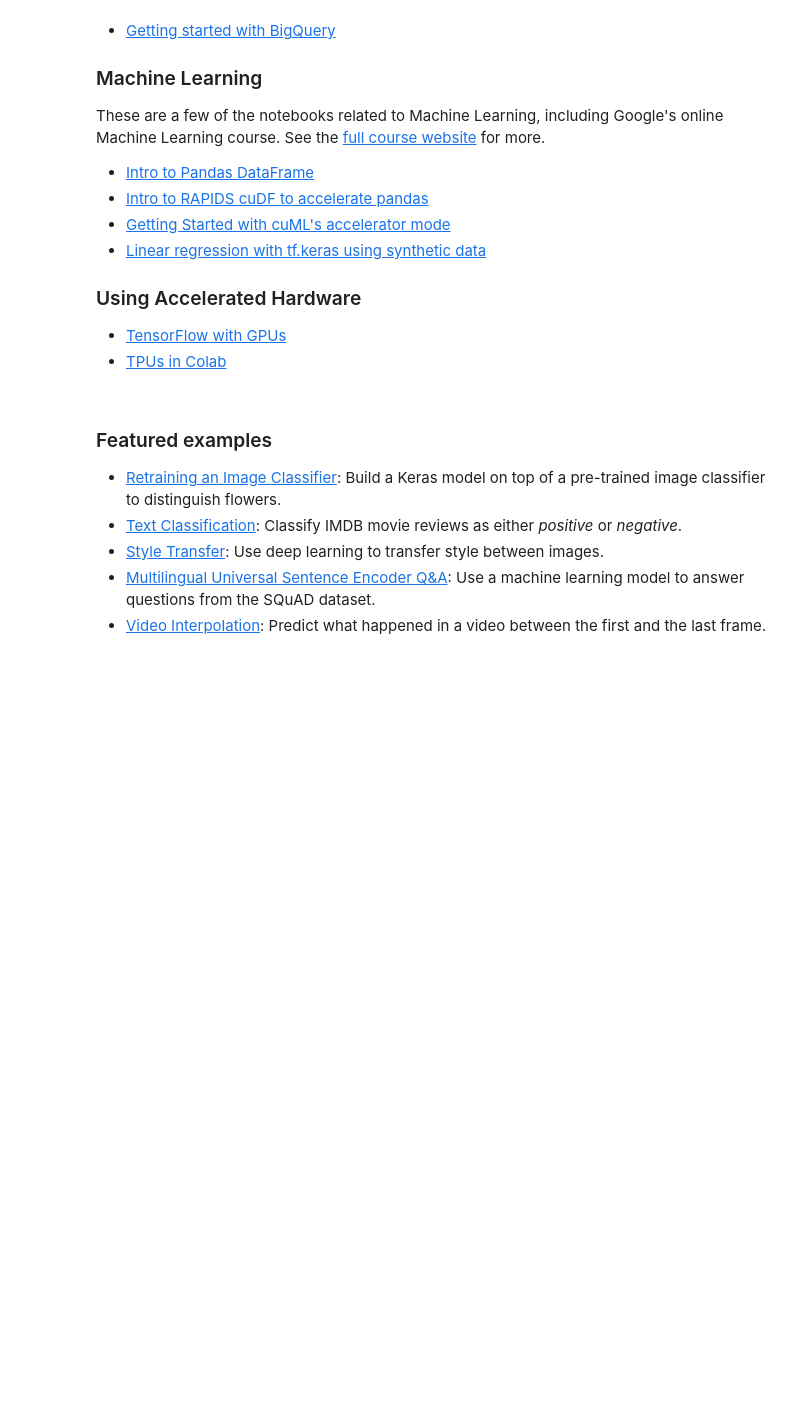
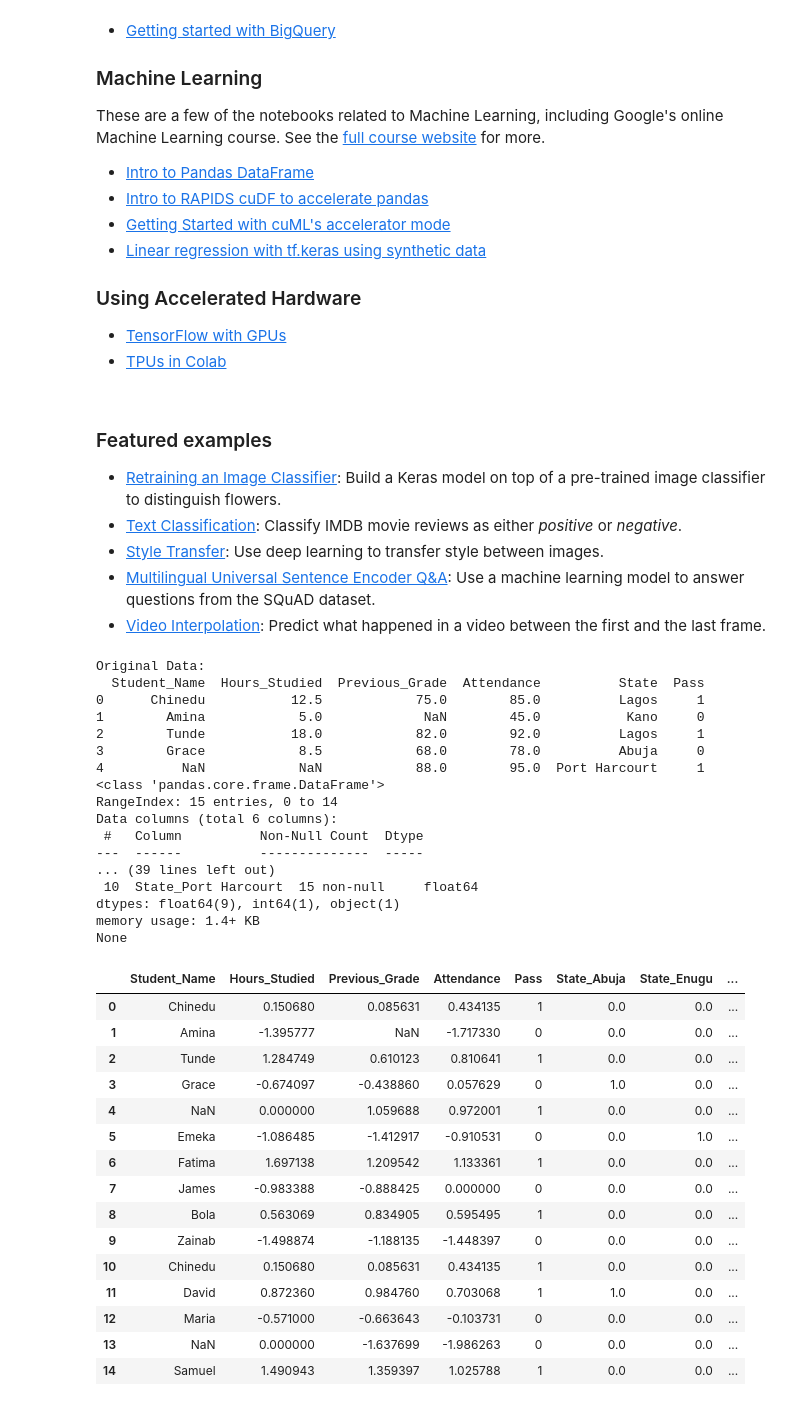
Before and after one commit to steveola/niya_ml_data, a Jupyter notebook: Module 3.ipynb, the cells around one changed output. Saved outputs shown, nothing was run; the diff lists cells and outputs as text; code cells hidden in the pictures; blank space fills up the shorter version.

```diff
--- a/Module 3.ipynb
+++ b/Module 3.ipynb
@@ -210,3 +212,83 @@ These are a few of the notebooks related to Machine Learning, including Google's
 - [Style Transfer](https://tensorflow.org/hub/tutorials/tf2_arbitrary_image_stylization): Use deep learning to transfer style between images.
 - [Multilingual Universal Sentence Encoder Q&A](https://tensorflow.org/hub/tutorials/retrieval_with_tf_hub_universal_encoder_qa): Use a machine learning model to answer questions from the SQuAD dataset.
 - [Video Interpolation](https://tensorflow.org/hub/tutorials/tweening_conv3d): Predict what happened in a video between the first and the last frame.
+# %%
+import pandas as pd
+from sklearn.model_selection import train_test_split
+from sklearn.preprocessing import StandardScaler, OneHotEncoder
+from sklearn.impute import SimpleImputer
+
+# Load data
+df = pd.read_csv('messy_student_data.csv');
+print("Original Data:")
+print(df.head())
+print(df.info()) # Reveals missing values!
+
+# Impute numerical missing values with the mean
+num_imputer = SimpleImputer(strategy='mean')
+df[['Hours_Studied', 'Attendance']] = num_imputer.fit_transform(df[['Hours_Studied',
+'Attendance']])
+
+# Impute categorical missing values with the most frequent value
+cat_imputer = SimpleImputer(strategy='most_frequent')
+df[['State']] = cat_imputer.fit_transform(df[['State']])
+
+# Direct Print
+df
+
+# Use OneHotEncoder for the 'State' column
+encoder = OneHotEncoder(sparse_output=False)
+encoded_states = encoder.fit_transform(df[['State']])
+encoded_df = pd.DataFrame(encoded_states,
+columns=encoder.get_feature_names_out(['State']))
+
+# Combine the encoded data with the original dataframe
+df = pd.concat([df, encoded_df], axis=1)
+df = df.drop(['State'], axis=1) # Drop the original text column
+
+# Initialize the Scaler
+scaler = StandardScaler()
+
+# Select numerical columns to scale
+numerical_cols = ['Hours_Studied', 'Attendance', 'Previous_Grade']
+df[numerical_cols] = scaler.fit_transform(df[numerical_cols])
+
+print("\nCleaned and Scaled Data:")
+print(df.head())
+print(df.info())
+
+df
+# %% [output]
+Original Data:
+  Student_Name  Hours_Studied  Previous_Grade  Attendance          State  Pass
+0      Chinedu           12.5            75.0        85.0          Lagos     1
+1        Amina            5.0             NaN        45.0           Kano     0
+2        Tunde           18.0            82.0        92.0          Lagos     1
+3        Grace            8.5            68.0        78.0          Abuja     0
+4          NaN            NaN            88.0        95.0  Port Harcourt     1
+<class 'pandas.core.frame.DataFrame'>
+RangeIndex: 15 entries, 0 to 14
+Data columns (total 6 columns):
+ #   Column          Non-Null Count  Dtype
+---  ------          --------------  -----
+... (39 lines left out)
+ 10  State_Port Harcourt  15 non-null     float64
+dtypes: float64(9), int64(1), object(1)
+memory usage: 1.4+ KB
+None
+|  | Student_Name | Hours_Studied | Previous_Grade | Attendance | Pass | State_Abuja | State_Enugu | ... |
+| 0 | Chinedu | 0.150680 | 0.085631 | 0.434135 | 1 | 0.0 | 0.0 | ... |
+| 1 | Amina | -1.395777 | NaN | -1.717330 | 0 | 0.0 | 0.0 | ... |
+| 2 | Tunde | 1.284749 | 0.610123 | 0.810641 | 1 | 0.0 | 0.0 | ... |
+| 3 | Grace | -0.674097 | -0.438860 | 0.057629 | 0 | 1.0 | 0.0 | ... |
+| 4 | NaN | 0.000000 | 1.059688 | 0.972001 | 1 | 0.0 | 0.0 | ... |
+| 5 | Emeka | -1.086485 | -1.412917 | -0.910531 | 0 | 0.0 | 1.0 | ... |
+| 6 | Fatima | 1.697138 | 1.209542 | 1.133361 | 1 | 0.0 | 0.0 | ... |
+| 7 | James | -0.983388 | -0.888425 | 0.000000 | 0 | 0.0 | 0.0 | ... |
+| 8 | Bola | 0.563069 | 0.834905 | 0.595495 | 1 | 0.0 | 0.0 | ... |
+| 9 | Zainab | -1.498874 | -1.188135 | -1.448397 | 0 | 0.0 | 0.0 | ... |
+| 10 | Chinedu | 0.150680 | 0.085631 | 0.434135 | 1 | 0.0 | 0.0 | ... |
+| 11 | David | 0.872360 | 0.984760 | 0.703068 | 1 | 1.0 | 0.0 | ... |
+| 12 | Maria | -0.571000 | -0.663643 | -0.103731 | 0 | 0.0 | 0.0 | ... |
+| 13 | NaN | 0.000000 | -1.637699 | -1.986263 | 0 | 0.0 | 0.0 | ... |
+| 14 | Samuel | 1.490943 | 1.359397 | 1.025788 | 1 | 0.0 | 0.0 | ... |
```
Also changed, not shown: parts of 1 cell of this notebook.
